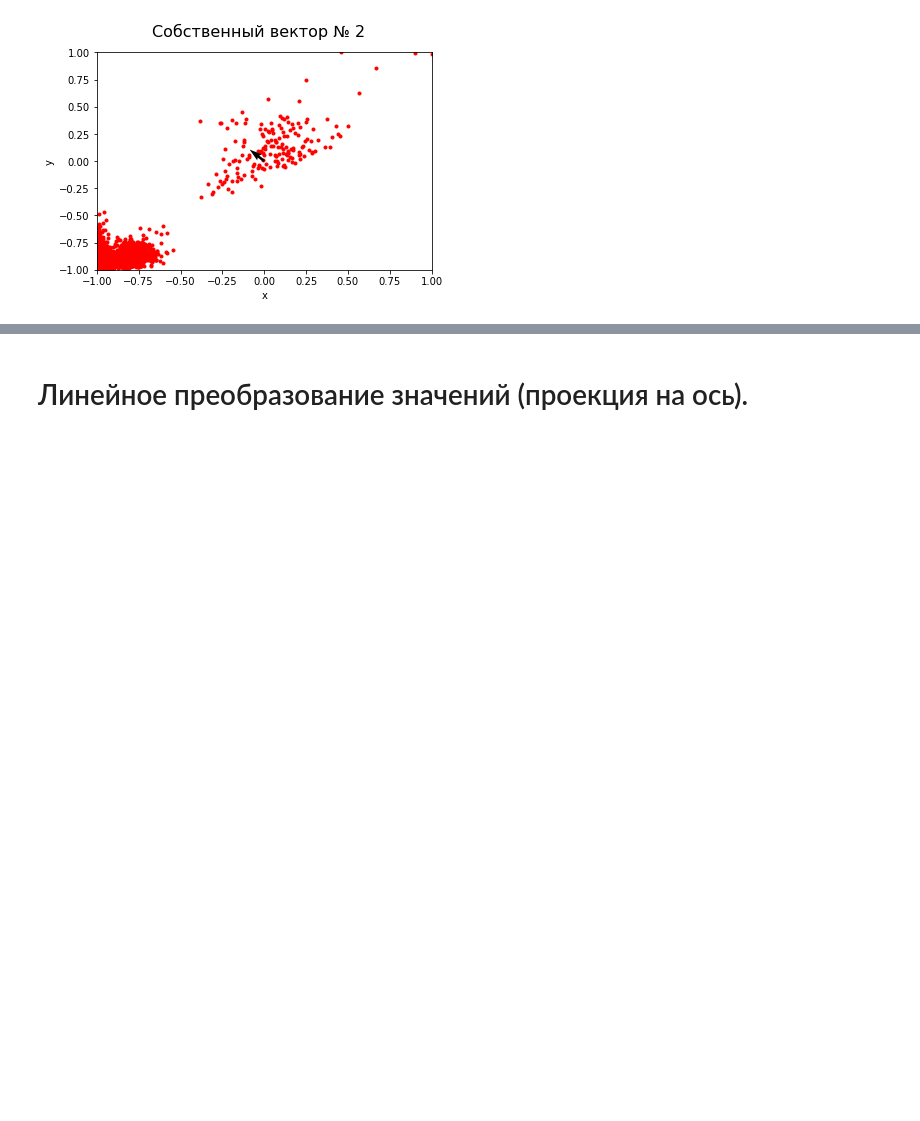
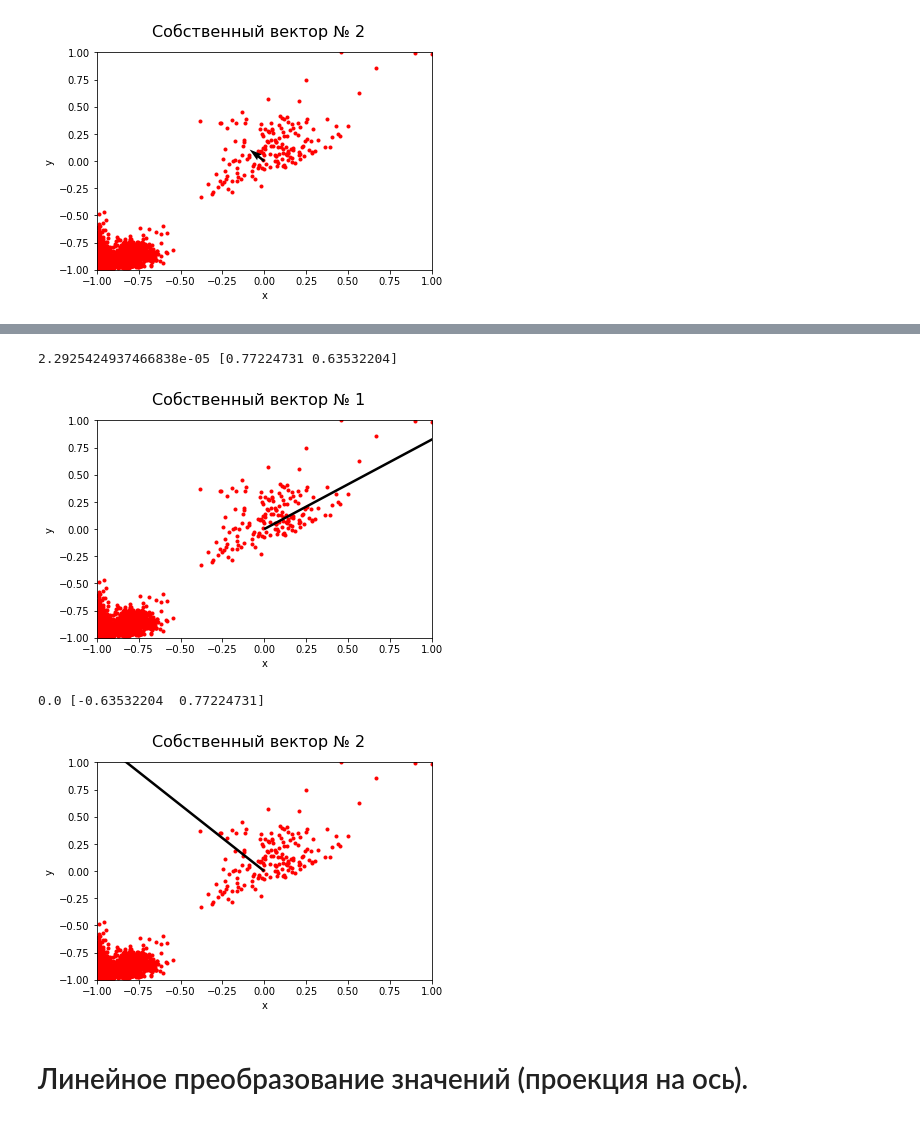
Before and after one commit to stacyinla/Netology-Phyton, a Jupyter notebook: iskhakova_stat_2.ipynb, the cells around one changed output, grey strips where cells are left out. Saved outputs shown, nothing was run; the diff lists cells and outputs as text; code cells hidden in the pictures; blank space fills up the shorter version.

```diff
--- a/iskhakova_stat_2.ipynb
+++ b/iskhakova_stat_2.ipynb
@@ -237,3 +278,24 @@ for i in range(len(w)):
+# %%
+import numpy.linalg as la
+n=1000
+Cb = cov_mat(X.T)
+
+w,v = la.eig(Cb)
+
+for i in range(len(w)):
+    plt.suptitle('Собственный вектор № '+ str(i+1), fontsize=16)
+    plt.plot(X[0,:], X[1,:], 'r.', zorder=1)
+    plt.axis([-1,1,-1,1])
+    print(w[i], v[:,i])
+    plt.quiver(0,0, v[:,i][0], v[:,i][1], angles = 'xy', scale = (w[i]), zorder=2)
+    plt.xlabel('x')
+    plt.ylabel('y')
+    plt.show()
+# %% [output]
+2.2925424937466838e-05 [0.77224731 0.63532204]
+[figure, added]
+0.0 [-0.63532204  0.77224731]
+[figure, added]
 # %% [markdown]
 # Линейное преобразование значений (проекция на ось).
 # %% [markdown]
```
Also changed, not shown: parts of 8 cells of this notebook.
